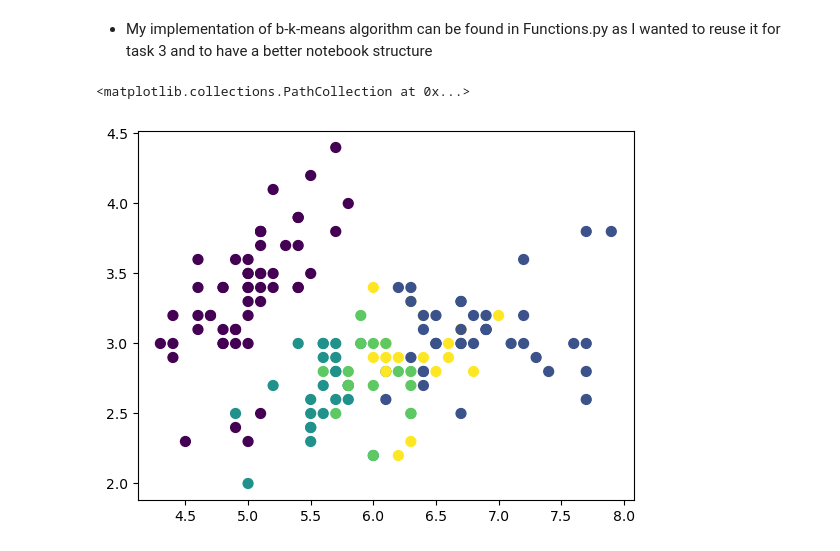
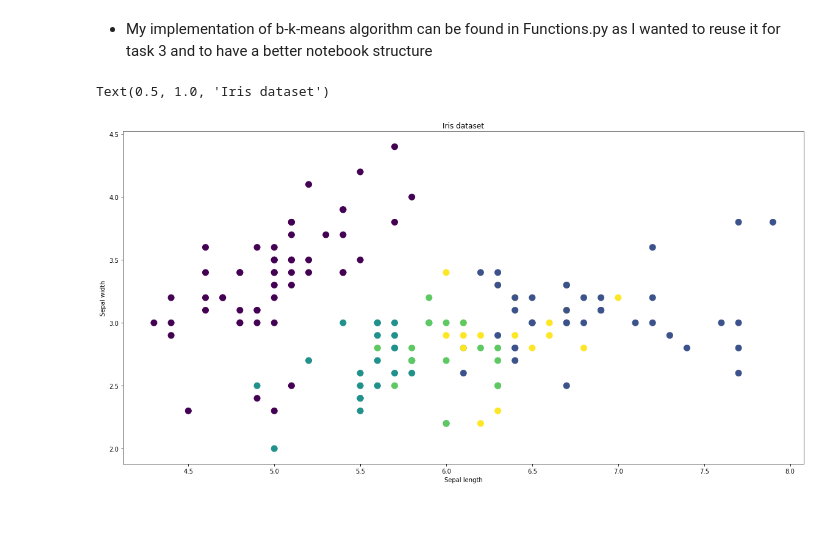
Before and after one commit to djolodjolo23/machine_learning_a4, a Jupyter notebook: Exercise1.ipynb, the cells around one changed output. Drawn from its saved outputs; the diff is of its cells as text; code cells hidden in the pictures; blank space fills up the shorter version.

Commit message:
Added more comments, Exercise1 plot updated.

```diff
--- a/Exercise1.ipynb
+++ b/Exercise1.ipynb
@@ -13,9 +13,13 @@ y = iris.target
 # %% [markdown]
 - My implementation of b-k-means algorithm can be found in Functions.py as I wanted to reuse it for task 3 and to have a better notebook structure
 # %%
-result = f.bkmeans(X, 5, 20)
+result = f.bkmeans(X, 5, 100)
 # %%
-plt.scatter(X[:, 0], X[:, 1], c=result, s=50, cmap='viridis')
+fig, ax = plt.subplots(1, figsize=(20, 10))
+ax.scatter(X[:, 0], X[:, 1], c=result, s=100, cmap='viridis')
+ax.set_xlabel("Sepal length")
+ax.set_ylabel("Sepal width")
+ax.set_title("Iris dataset")
 # %% [output]
-<matplotlib.collections.PathCollection at 0x...>
+Text(0.5, 1.0, 'Iris dataset')
-[figure, old version]
+[figure, new version]
```
Also changed, not shown: 2 other files.
